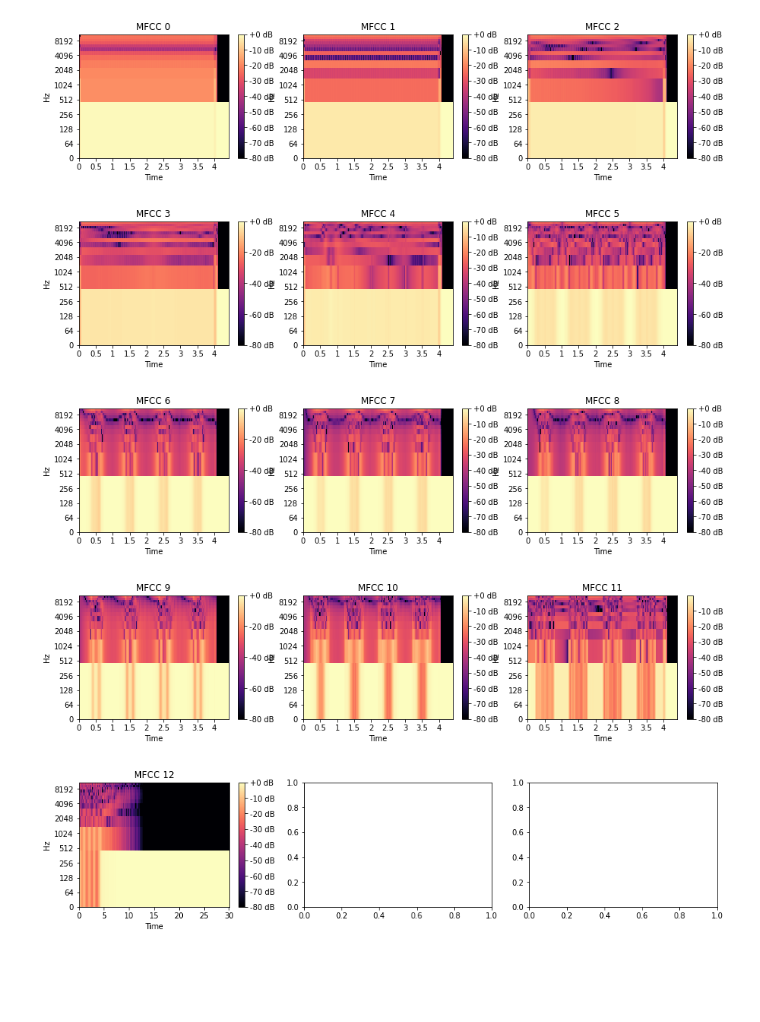
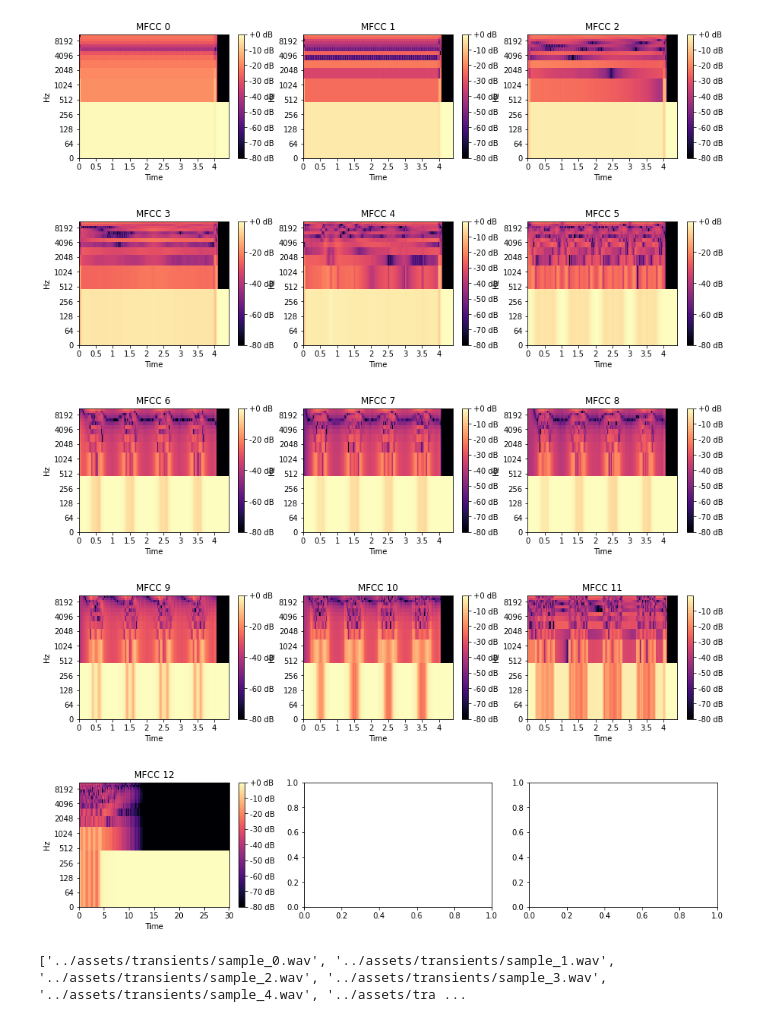
Before and after one commit to samgermain/sort_sounds_by_timbre, a Jupyter notebook: src/example.ipynb, the cells around one changed output. Drawn from its saved outputs; the diff is of its cells as text; code cells hidden in the pictures; blank space fills up the shorter version.

Commit message:
Added transients folder

```diff
--- a/src/example.ipynb
+++ b/src/example.ipynb
@@ -73,5 +73,5 @@ drawSpecs(mfccs, "MFCC ")
 # %%
-def sort_sound_files(soundFiles):
+def sort_sound_files(sound_files):
     # TODO: Complete this function. The soundfiles must be sorted based on the content in the file, do not use the name of the file
 
     # This is the correct order that the sounds should be sorted in
@@ -82,8 +79,16 @@ mfccs, delta_mfccs, delta2_mfccs = get_mfccs(sorted_sound_files)
-# %%
-drawSpecs(mfccs, "MFCC ")
-# %% [output]
-[figure, removed]
-[figure, removed]
-[figure, removed]
-[figure, removed]
-[figure, removed]
+# %%
+sorted_sound_files_1 = sort_sound_files(sound_files_1)
+mfccs_1, delta_mfccs_1, delta2_mfccs_1 = get_mfccs(sorted_sound_files_1)
+# %%
+draw_specs(mfccs_1, "MFCC ")
+# %% [output]
+[figure, added]
+[figure, added]
+[figure, added]
+[figure, added]
+[figure, added]
+# %%
+sound_files_2 = [f"../assets/transients/sample_{num}.wav" for num in range(0, 40)]
+mfccs_2, delta_mfccs_2, delta2_mfccs_2 = get_mfccs(sound_files_2)
+# %% [output]
+['../assets/transients/sample_0.wav', '../assets/transients/sample_1.wav', '../assets/transients/sample_2.wav', '../assets/transients/sample_3.wav', '../assets/transients/sample_4.wav', '../assets/tra ...
```
Also changed, not shown: parts of 9 cells of this notebook, 40 other files.
